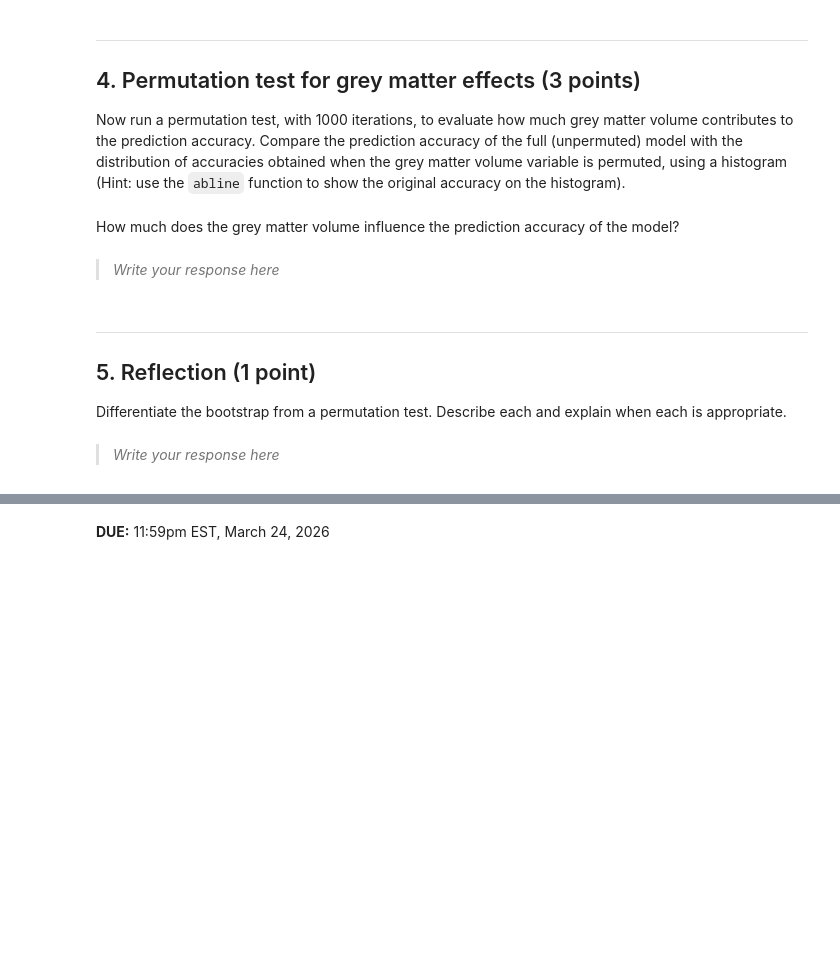
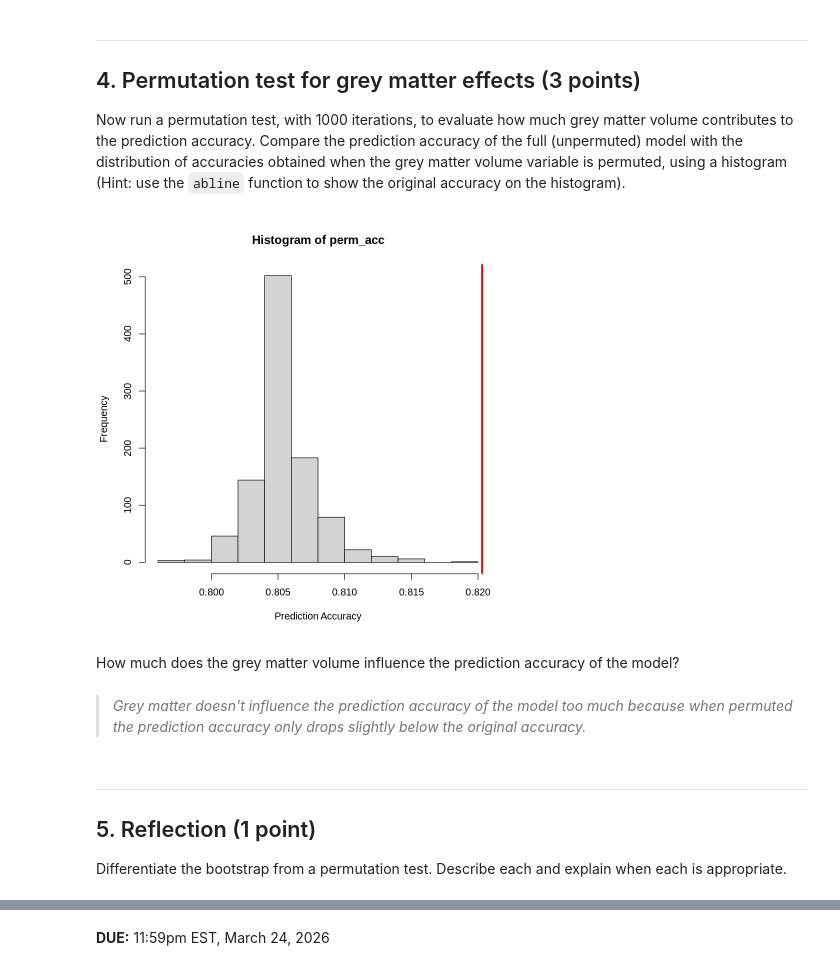
Before and after one commit to scelliot-cpu/Elliott_DSPN_26, a Jupyter notebook: ExerciseSubmissions/13_resampling-methods.ipynb, the cells around one changed output, grey strips where cells are left out. Saved outputs shown, nothing was run; the diff lists cells and outputs as text; code cells hidden in the pictures; blank space fills up the shorter version.

```diff
--- a/ExerciseSubmissions/13_resampling-methods.ipynb
+++ b/ExerciseSubmissions/13_resampling-methods.ipynb
@@ -114,13 +164,36 @@ Now run a permutation test, with 1000 iterations, to evaluate how much grey matt
+# %%
+permd1 = d1
+R = 1000
+perm_acc <- rep(NA, R)
+
+for (i in 1:R){
+
+  permd1$FS_Total_GM_Vol <- d1$FS_Total_GM_Vol[sample(nrow(d1))]
+  model <- glm(Gender ~ FS_IntraCranial_Vol + FS_Tot_WM_Vol + FS_Total_GM_Vol,
+               data = permd1,
+               family = "binomial")
+  probs <- predict(model, type = "response")
+  perm_acc[i] <- mean(as.numeric(probs > 0.5) ==
+                      (as.numeric(permd1$Gender) - 1))
+}
+
+hist(perm_acc, xlab = "Prediction Accuracy")
+
+model <- glm(Gender ~ FS_IntraCranial_Vol + FS_Tot_WM_Vol + FS_Total_GM_Vol,
+             data = d1,
+             family = "binomial")
+orig_acc <- mean(as.numeric(predict(model, type="response") > 0.5) ==
+                 (as.numeric(d1$Gender) - 1))
+abline(v = orig_acc, col = "red", lwd = 3)
+# %% [output]
+[figure, added]
 # %% [markdown]
 How much does the grey matter volume influence the prediction accuracy of the model?
-# %% [markdown]
-> *Write your response here*
->
+# %% [markdown]
+> *Grey matter doesn't influence the prediction accuracy of the model too much because when permuted the prediction accuracy only drops slightly below the original accuracy.*
+>
 # %% [markdown]
 ---
 ## 5. Reflection (1 point)
 
 Differentiate the bootstrap from a permutation test. Describe each and explain when each is appropriate.
-# %% [markdown]
-> *Write your response here*
->
```
Also changed, not shown: parts of 12 cells of this notebook.
